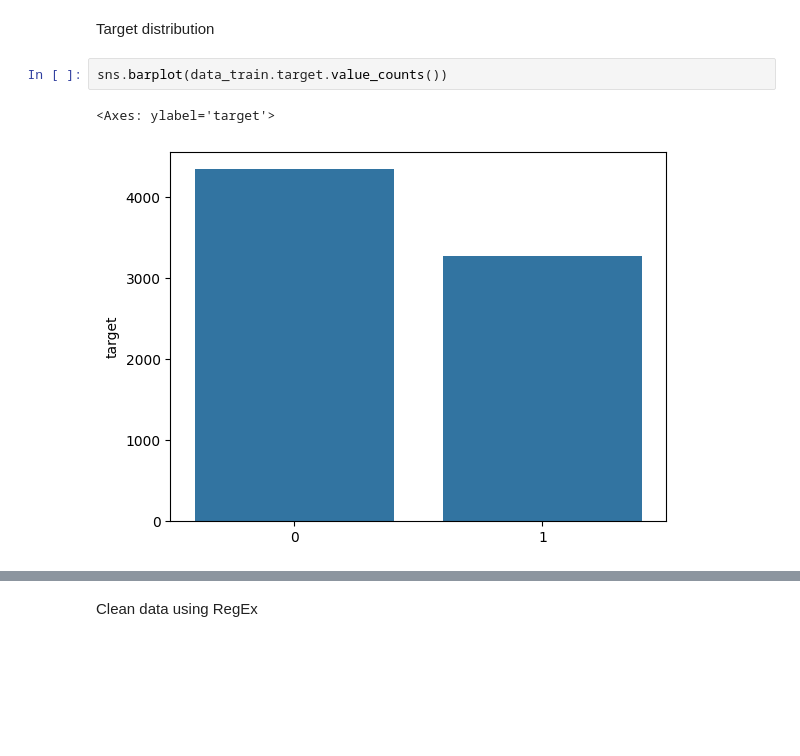
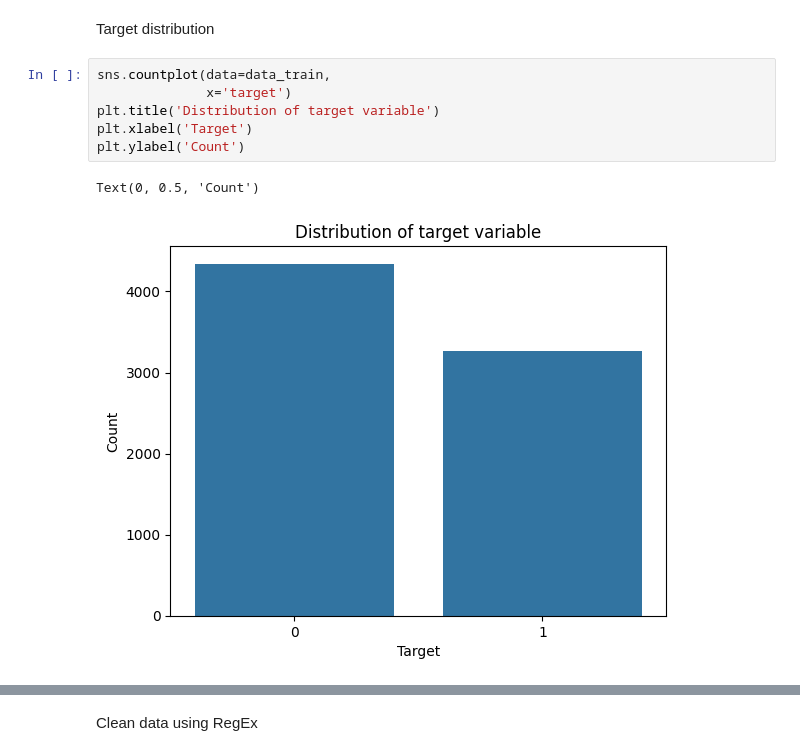
Before and after one commit to Maksym-Kryvenko/NLP_with_Disaster_Tweets, a Jupyter notebook: main.ipynb, the cells around one changed output, grey strips where cells are left out. Drawn from its saved outputs; the diff is of its cells as text; blank space fills up the shorter version.

```diff
--- a/main.ipynb
+++ b/main.ipynb
@@ -60,9 +73,13 @@ data_train.head()
 | 4 | 7 | NaN | NaN | Just got sent this photo from Rub... | 1 |
 # %% [markdown]
 Target distribution
-# %%
-sns.barplot(data_train.target.value_counts())
-# %% [output]
-<Axes: ylabel='target'>
-[figure, removed]
+# %%
+sns.countplot(data=data_train,
+              x='target')
+plt.title('Distribution of target variable')
+plt.xlabel('Target')
+plt.ylabel('Count')
+# %% [output]
+Text(0, 0.5, 'Count')
+[figure, added]
 # %%
```
Also changed, not shown: parts of 73 cells of this notebook.
